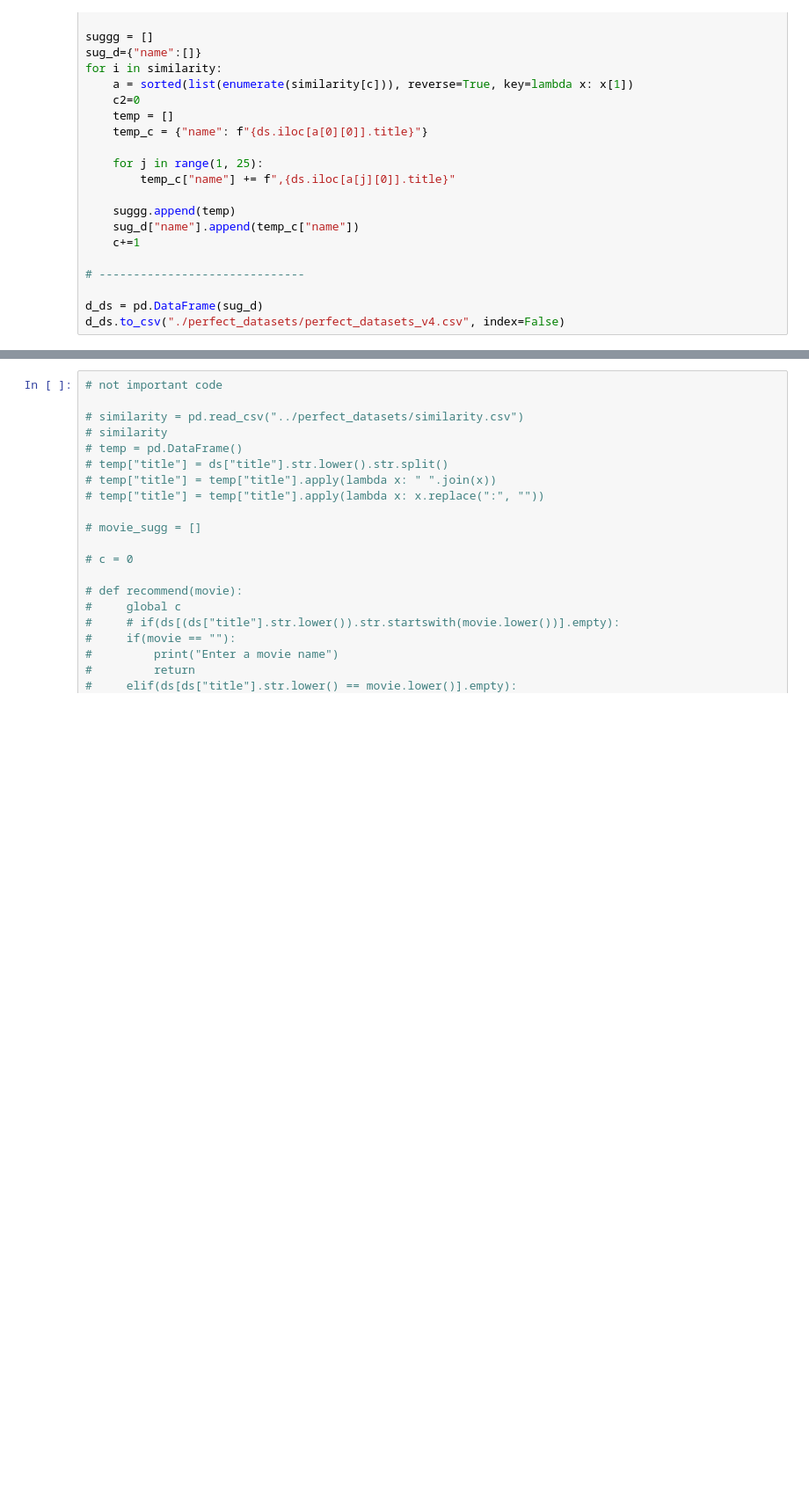
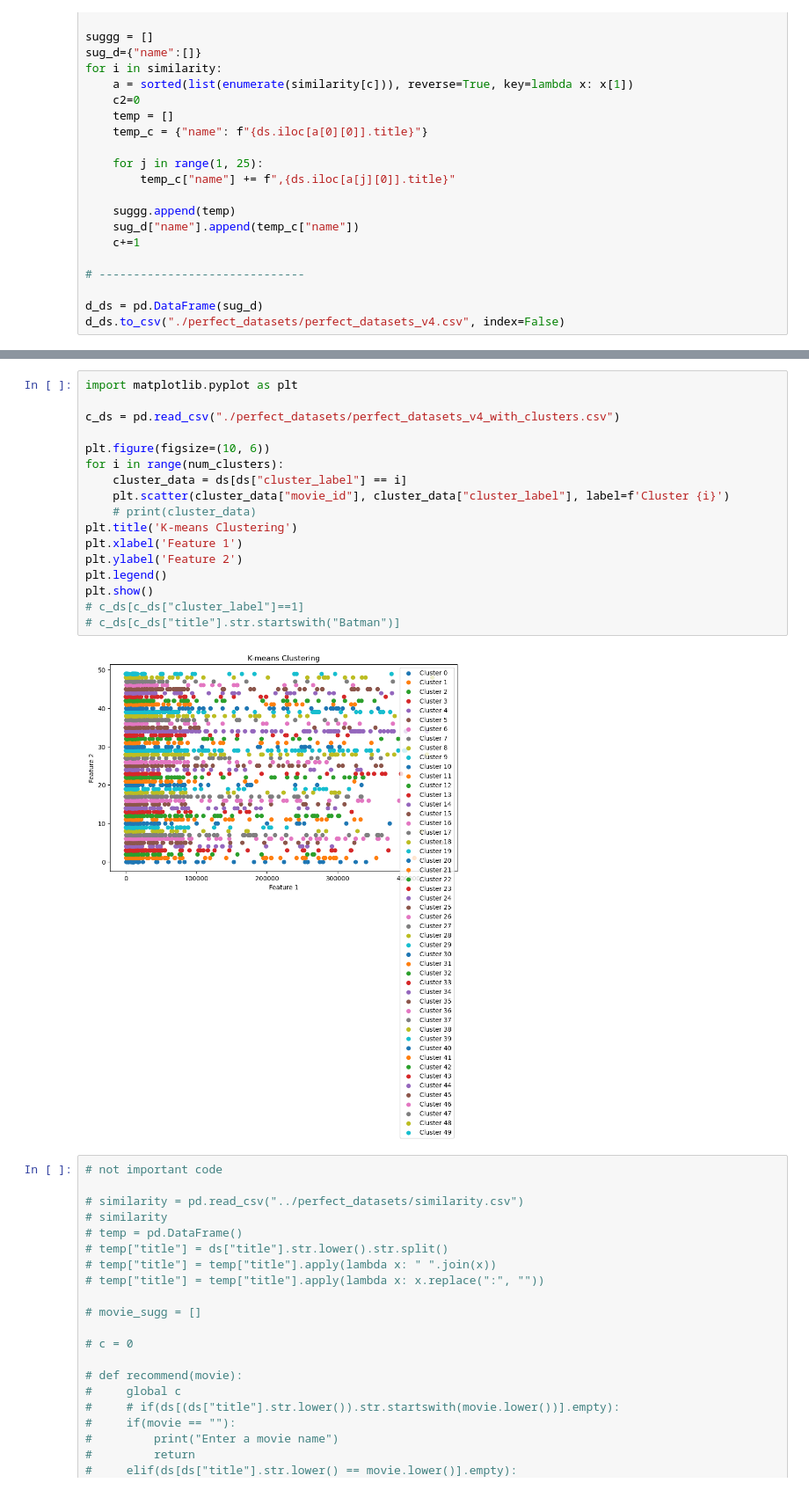
Before and after one commit to MihirModhwadiya/ML_Project, a Jupyter notebook: TMDB/DFourth_filter.ipynb, the cells around one changed output, grey strips where cells are left out. Shown: that part at 88% size. Saved outputs shown, nothing was run; the diff lists cells and outputs as text; blank space fills up the shorter version.

```diff
--- a/TMDB/DFourth_filter.ipynb
+++ b/TMDB/DFourth_filter.ipynb
@@ -34,3 +65,22 @@ d_ds.to_csv("./perfect_datasets/perfect_datasets_v4.csv", index=False)
+# %%
+import matplotlib.pyplot as plt
+
+c_ds = pd.read_csv("./perfect_datasets/perfect_datasets_v4_with_clusters.csv")
+
+plt.figure(figsize=(10, 6))
+for i in range(num_clusters):
+    cluster_data = ds[ds["cluster_label"] == i]
+    plt.scatter(cluster_data["movie_id"], cluster_data["cluster_label"], label=f'Cluster {i}')
+    # print(cluster_data)
+plt.title('K-means Clustering')
+plt.xlabel('Feature 1')
+plt.ylabel('Feature 2')
+plt.legend()
+plt.show()
+# c_ds[c_ds["cluster_label"]==1]
+# c_ds[c_ds["title"].str.startswith("Batman")]
+# %% [output]
+[figure, added]
 # %%
 # not important code
 
```
Also changed, not shown: parts of 2 cells of this notebook, 4 other files.
